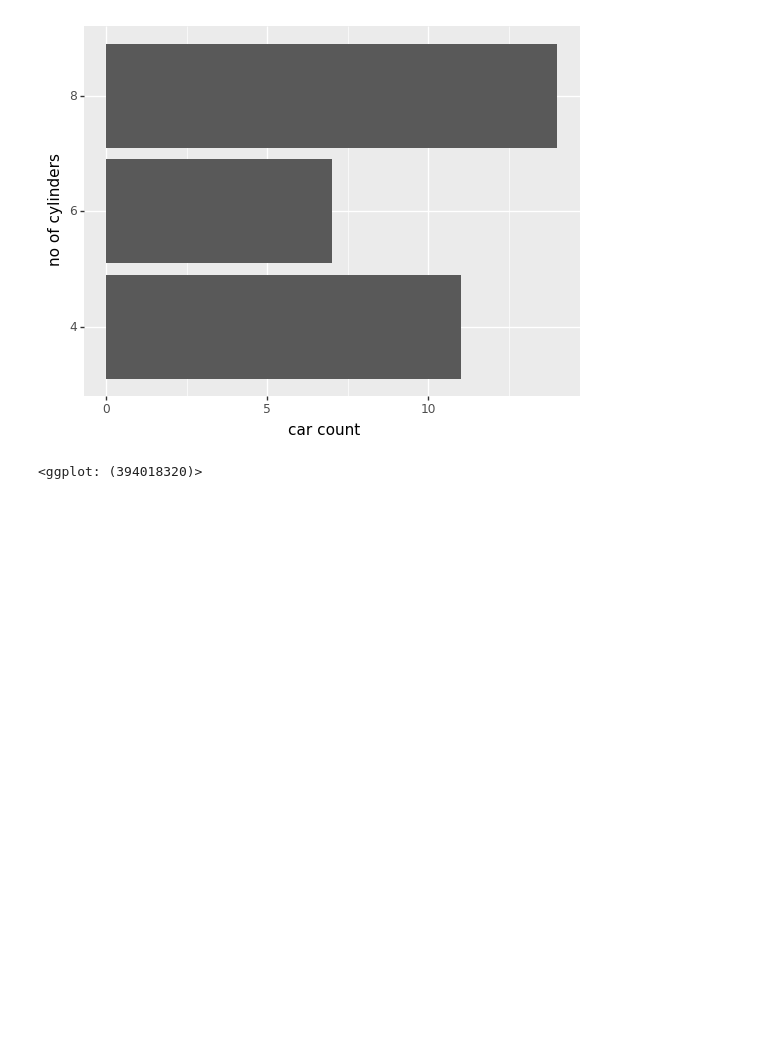
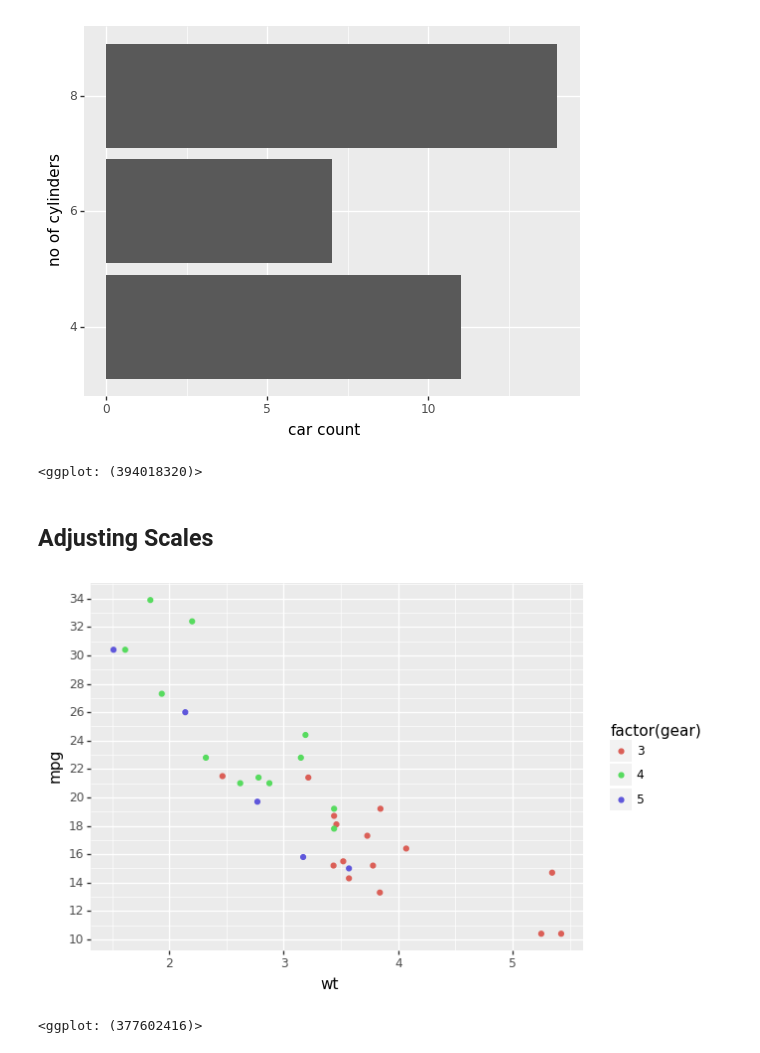
Before and after one commit to adroit-ds/plotnine, a Jupyter notebook: plotnine-notebook.ipynb, the cells around one changed output. Drawn from its saved outputs; the diff is of its cells as text; code cells hidden in the pictures; blank space fills up the shorter version.

Commit message:
added more plots with conclusion

```diff
--- a/plotnine-notebook.ipynb
+++ b/plotnine-notebook.ipynb
@@ -185,3 +185,13 @@ best_mpg_by_gear = (mtcars
 # %% [output]
 [figure]
 <ggplot: (394018320)>
+# %% [markdown]
+## Adjusting Scales
+# %%
+(ggplot(mtcars, aes(x="wt", y="mpg"))
+ + geom_point(aes(color='factor(gear)'))
+ + scale_y_continuous(breaks=range(10,36,2))
+)
+# %% [output]
+[figure, added]
+<ggplot: (377602416)>
```
Also changed, not shown: 1 other file.
